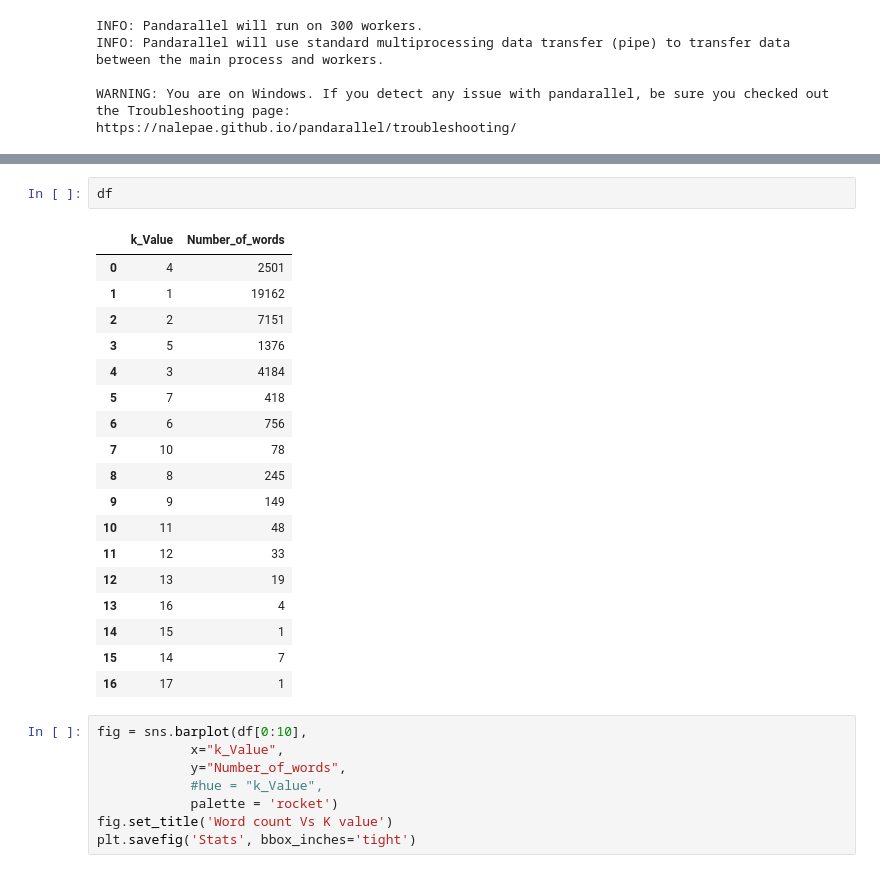
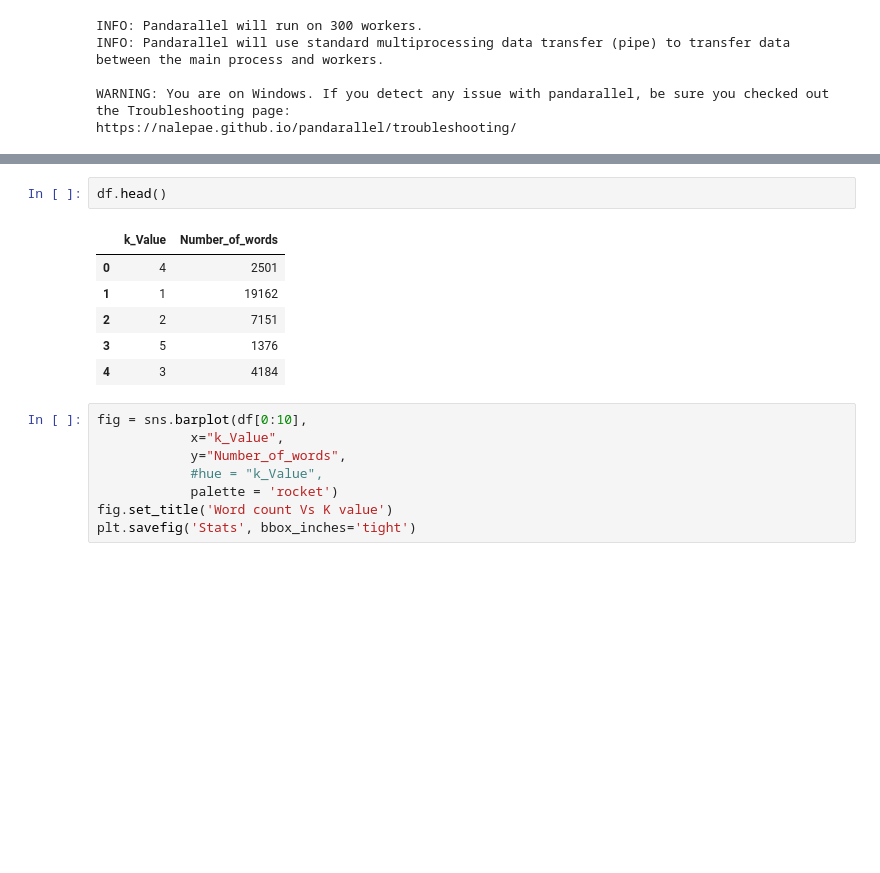
Before and after one commit to claudiarichardxx/Spell-Correction-Using-MED, a Jupyter notebook: examples/spellCheckUsingMED.ipynb, the cells around one changed output, grey strips where cells are left out. Drawn from its saved outputs; the diff is of its cells as text; blank space fills up the shorter version.

```diff
--- a/examples/spellCheckUsingMED.ipynb
+++ b/examples/spellCheckUsingMED.ipynb
@@ -197,26 +220,14 @@ df.drop(df.columns[1:], inplace=True)
 df = df.T.reset_index()
 df.columns = ['k_Value', 'Number_of_words']
 # %%
-df
+df.head()
 # %% [output]
 |  | k_Value | Number_of_words |
 | 0 | 4 | 2501 |
 | 1 | 1 | 19162 |
 | 2 | 2 | 7151 |
 | 3 | 5 | 1376 |
 | 4 | 3 | 4184 |
-| 5 | 7 | 418 |
-| 6 | 6 | 756 |
-| 7 | 10 | 78 |
-| 8 | 8 | 245 |
-| 9 | 9 | 149 |
-| 10 | 11 | 48 |
-| 11 | 12 | 33 |
-| 12 | 13 | 19 |
-| 13 | 16 | 4 |
-| 14 | 15 | 1 |
-| 15 | 14 | 7 |
-| 16 | 17 | 1 |
 # %%
 fig = sns.barplot(df[0:10],
             x="k_Value",
```
Also changed, not shown: parts of 15 cells of this notebook.
